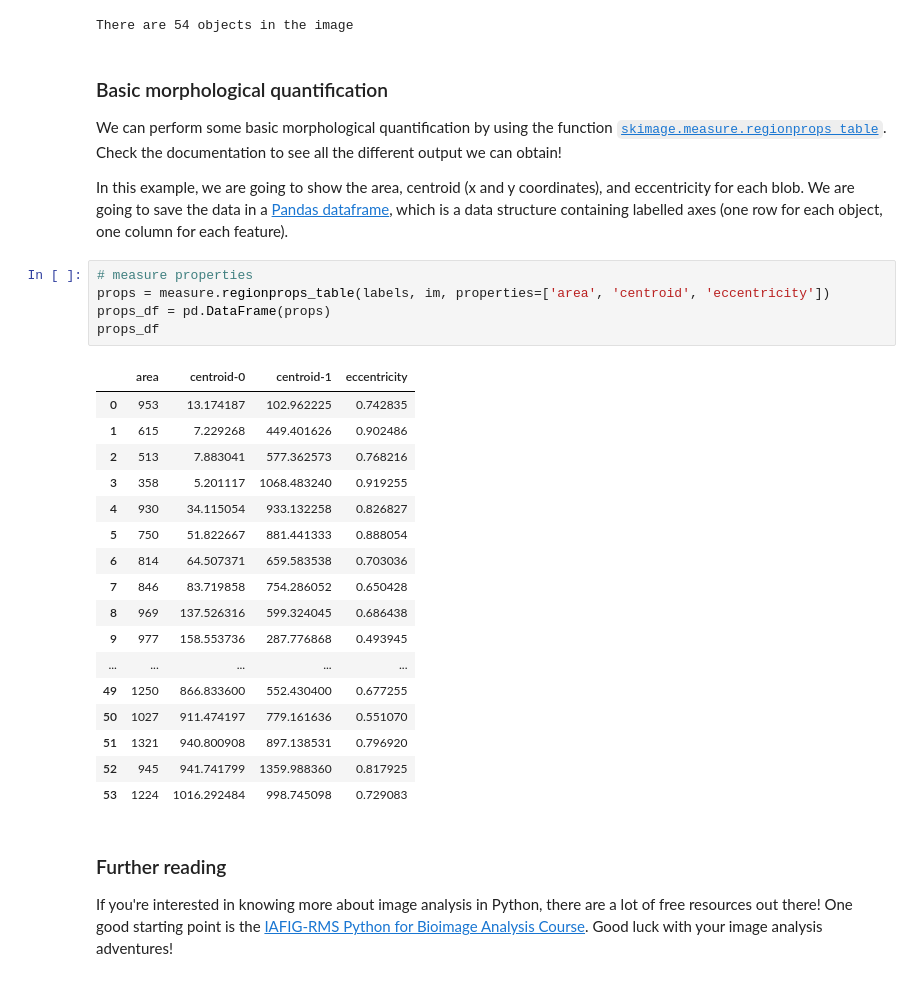
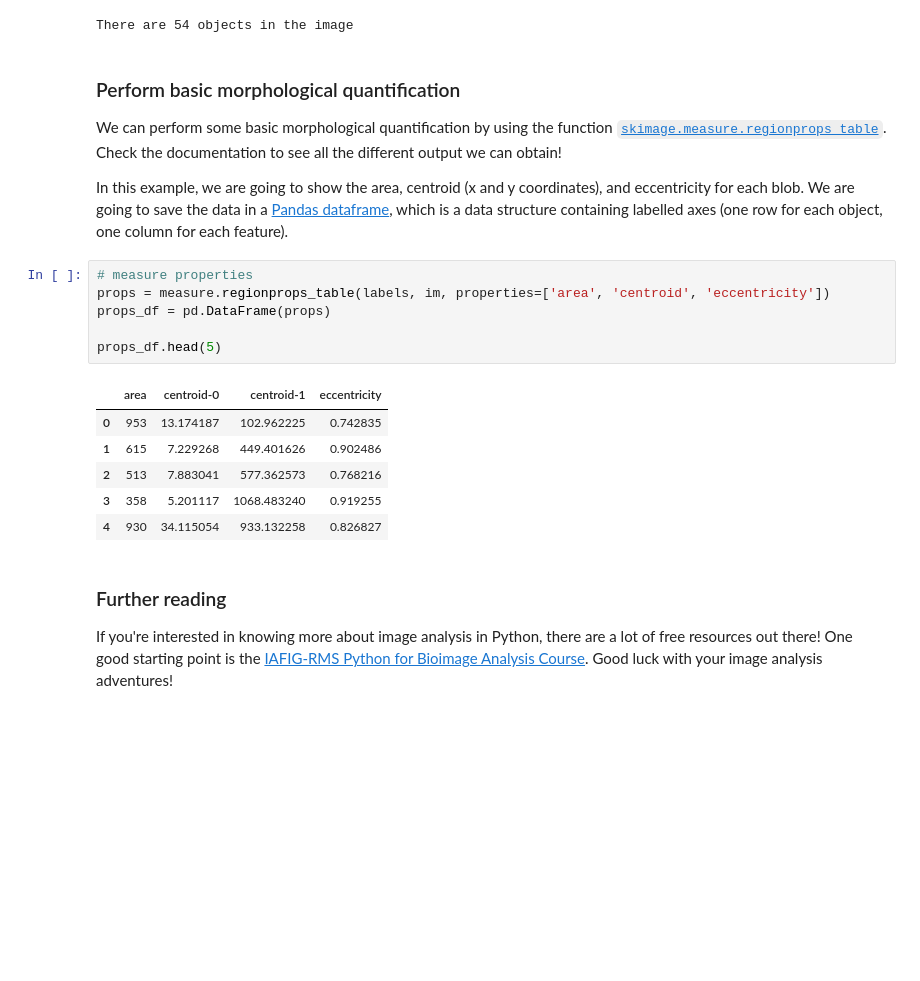
Before and after one commit to RMS-DAIM/DAIM-MMC2025, a Jupyter notebook: Jupyter_notebook/counting_objects.ipynb, the cells around one changed output. Drawn from its saved outputs; the diff is of its cells as text; blank space fills up the shorter version.

```diff
--- a/Jupyter_notebook/counting_objects.ipynb
+++ b/Jupyter_notebook/counting_objects.ipynb
@@ -109,33 +109,23 @@ print("There are {} objects in the image".format(labels.max()))
 # %% [output]
 There are 54 objects in the image
 # %% [markdown]
-### Basic morphological quantification
+### Perform basic morphological quantification
 We can perform some basic morphological quantification by using the function [`skimage.measure.regionprops_table`](https://scikit-image.org/docs/stable/api/skimage.measure.html#skimage.measure.regionprops_table). Check the documentation to see all the different output we can obtain!
 
 In this example, we are going to show the area, centroid (x and y coordinates), and eccentricity for each blob. We are going to save the data in a [Pandas dataframe](https://pandas.pydata.org/pandas-docs/stable/reference/api/pandas.DataFrame.html), which is a data structure containing labelled axes (one row for each object, one column for each feature).
 # %%
 # measure properties
 props = measure.regionprops_table(labels, im, properties=['area', 'centroid', 'eccentricity'])
 props_df = pd.DataFrame(props)
-props_df
+
+props_df.head(5)
 # %% [output]
 |  | area | centroid-0 | centroid-1 | eccentricity |
 | 0 | 953 | 13.174187 | 102.962225 | 0.742835 |
 | 1 | 615 | 7.229268 | 449.401626 | 0.902486 |
 | 2 | 513 | 7.883041 | 577.362573 | 0.768216 |
 | 3 | 358 | 5.201117 | 1068.483240 | 0.919255 |
 | 4 | 930 | 34.115054 | 933.132258 | 0.826827 |
-| 5 | 750 | 51.822667 | 881.441333 | 0.888054 |
-| 6 | 814 | 64.507371 | 659.583538 | 0.703036 |
-| 7 | 846 | 83.719858 | 754.286052 | 0.650428 |
-| 8 | 969 | 137.526316 | 599.324045 | 0.686438 |
-| 9 | 977 | 158.553736 | 287.776868 | 0.493945 |
-| ... | ... | ... | ... | ... |
-| 49 | 1250 | 866.833600 | 552.430400 | 0.677255 |
-| 50 | 1027 | 911.474197 | 779.161636 | 0.551070 |
-| 51 | 1321 | 940.800908 | 897.138531 | 0.796920 |
-| 52 | 945 | 941.741799 | 1359.988360 | 0.817925 |
-| 53 | 1224 | 1016.292484 | 998.745098 | 0.729083 |
 # %% [markdown]
 ### Further reading
 If you're interested in knowing more about image analysis in Python, there are a lot of free resources out there! One good starting point is the [IAFIG-RMS Python for Bioimage Analysis Course](https://github.com/RMS-DAIM/Python-for-Bioimage-Analysis). Good luck with your image analysis adventures!
```
Also changed, not shown: parts of 6 cells of this notebook.
